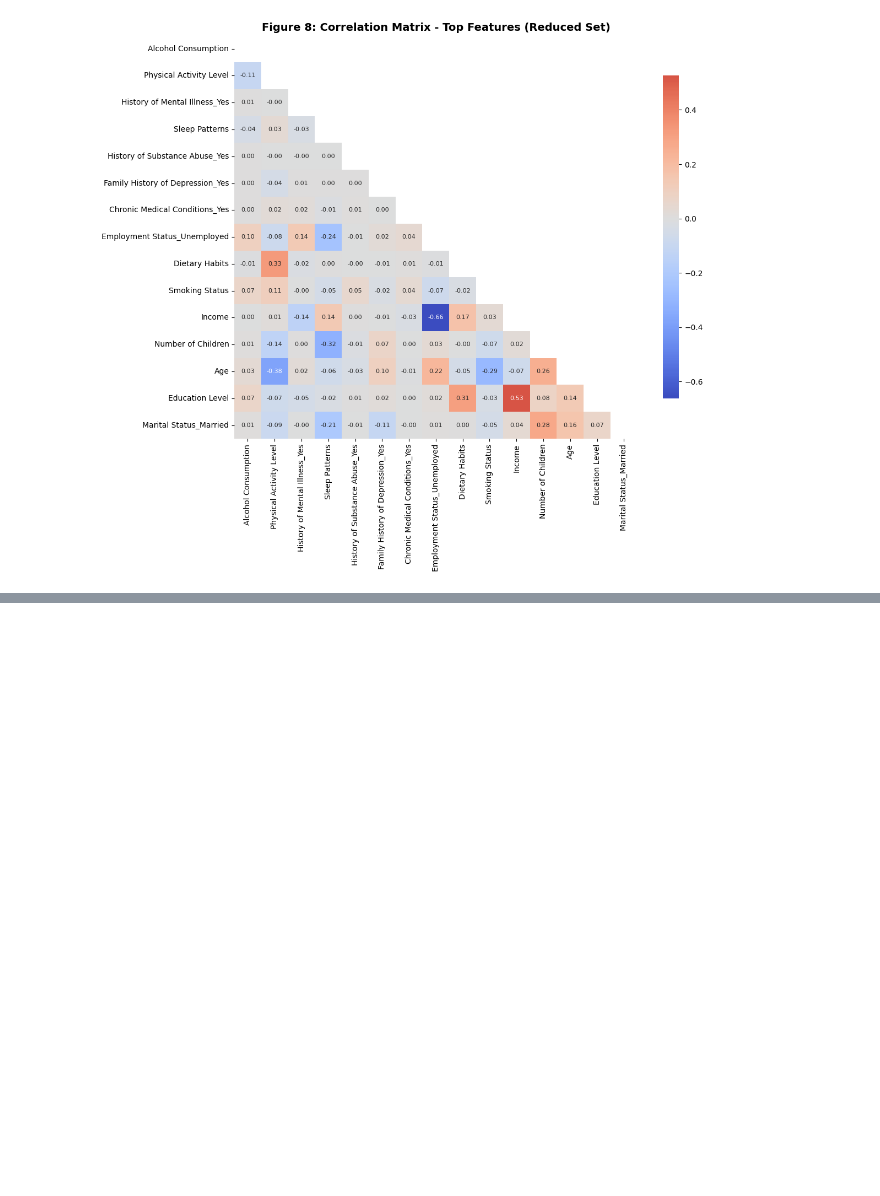
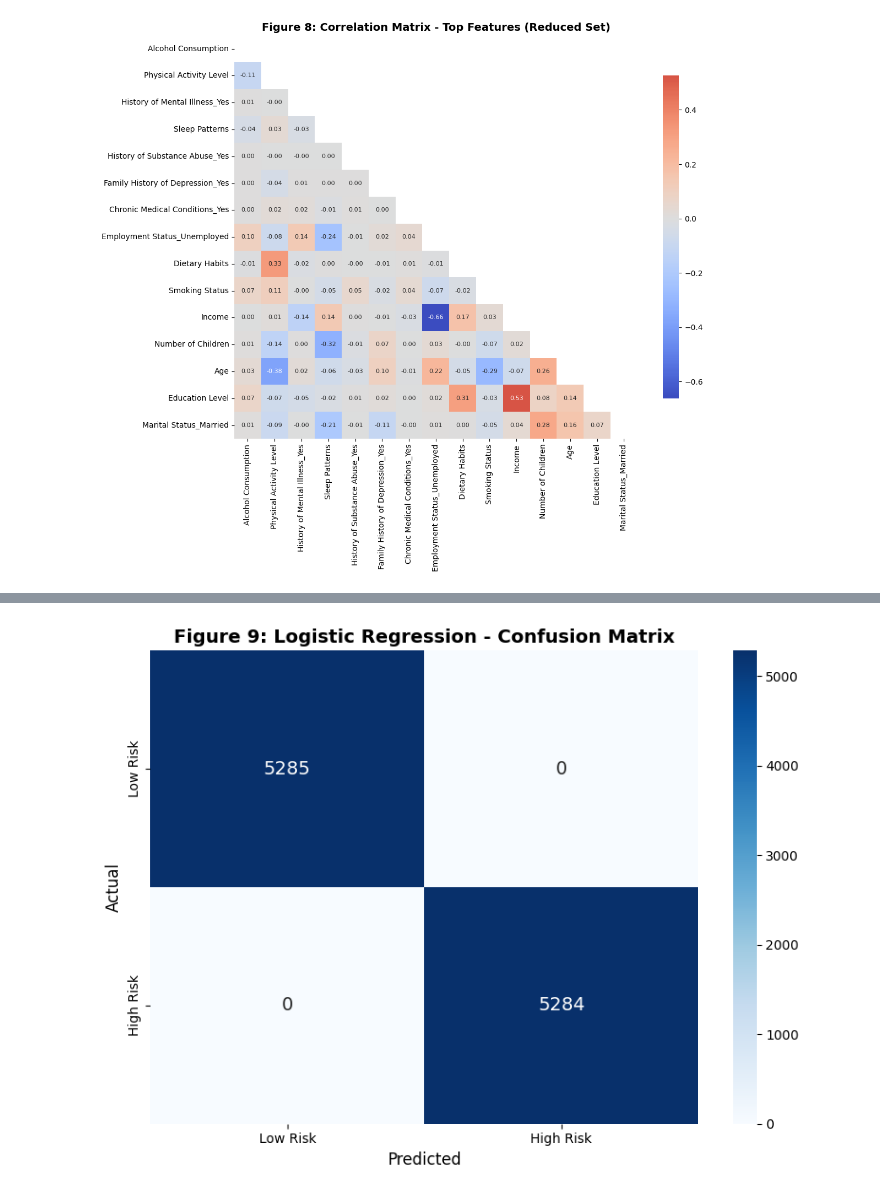
Before and after one commit to Tauhid-Topu-007/Depression-dataset, a Jupyter notebook: Depression.ipynb, the cells around one changed output, grey strips where cells are left out. Saved outputs shown, nothing was run; the diff lists cells and outputs as text; code cells hidden in the pictures; blank space fills up the shorter version.

```diff
--- a/Depression.ipynb
+++ b/Depression.ipynb
@@ -634,3 +634,7 @@ plt.show()
 plt.close()
 # %% [output]
 [figure]
+# %%
+# Identify top performing models based on test accuracy
+top_models = comparison_df.nlargest(3, 'Test Accuracy')['Model'].tolist()
+print(f"Top performing models for tuning: {top_models}")
@@ -636,0 +773,22 @@ plt.close()
+# %%
+if tuned_results:
+    # Find best model based on balanced accuracy
+    best_model_name = max(tuned_results.items(), key=lambda x: x[1]['balanced_acc'])[0]
+    best_model_data = tuned_results[best_model_name]
+    best_model = best_model_data['best_model']
+
+    print(f"\n🏆 BEST MODEL: {best_model_name}")
+    print(f"📊 Best Parameters: {best_model_data['best_params']}")
+    print(f"\n📈 Final Performance Metrics:")
+    print(f"   - Test Accuracy: {best_model_data['test_acc']:.6f}")
+    print(f"   - Balanced Accuracy: {best_model_data['balanced_acc']:.6f}")
+    print(f"   - F1-Score: {best_model_data['f1']:.6f}")
+    if best_model_data['auc']:
+        print(f"   - AUC Score: {best_model_data['auc']:.6f}")
+
+    # Final predictions
+    y_pred_final = best_model.predict(X_test_scaled)
+    y_pred_proba_final = best_model.predict_proba(X_test_scaled)[:, 1] if hasattr(best_model, "predict_proba") else None
+
+    # Confusion Matrix
+    cm_final = confusion_matrix(y_test, y_pred_final)
@@ -636,0 +804,15 @@ plt.close()
+# %%
+plt.figure(figsize=(8, 6))
+sns.heatmap(cm_final, annot=True, fmt='d', cmap='Blues',
+                xticklabels=['Low Risk', 'High Risk'],
+                yticklabels=['Low Risk', 'High Risk'],
+                annot_kws={'size': 14})
+plt.title(f'Figure 9: {best_model_name} - Confusion Matrix', fontsize=14, fontweight='bold')
+plt.xlabel('Predicted', fontsize=12)
+plt.ylabel('Actual', fontsize=12)
+plt.tight_layout()
+plt.savefig('figure9_confusion_matrix.png', dpi=300, bbox_inches='tight')
+plt.show()
+plt.close()
+# %% [output]
+[figure, added]
```
Also changed, not shown: parts of 16 cells of this notebook.
